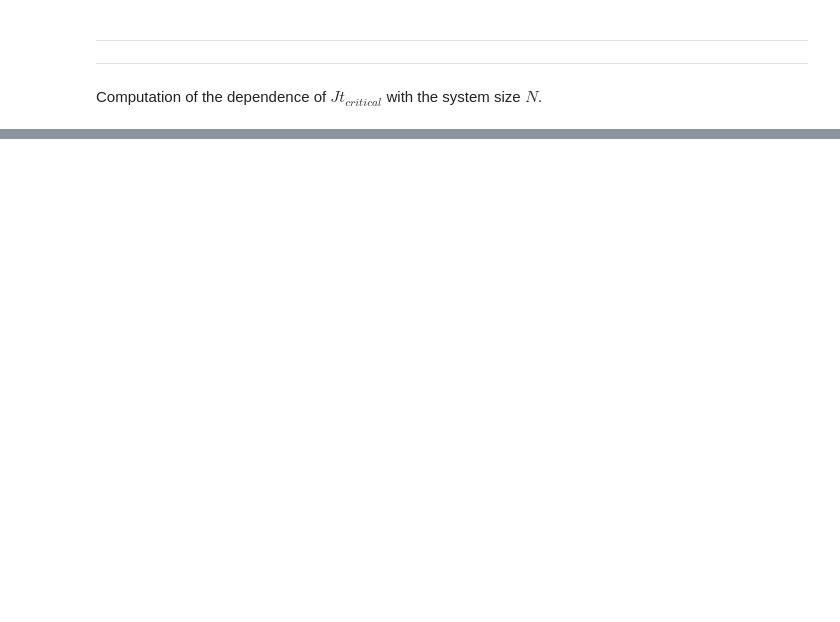
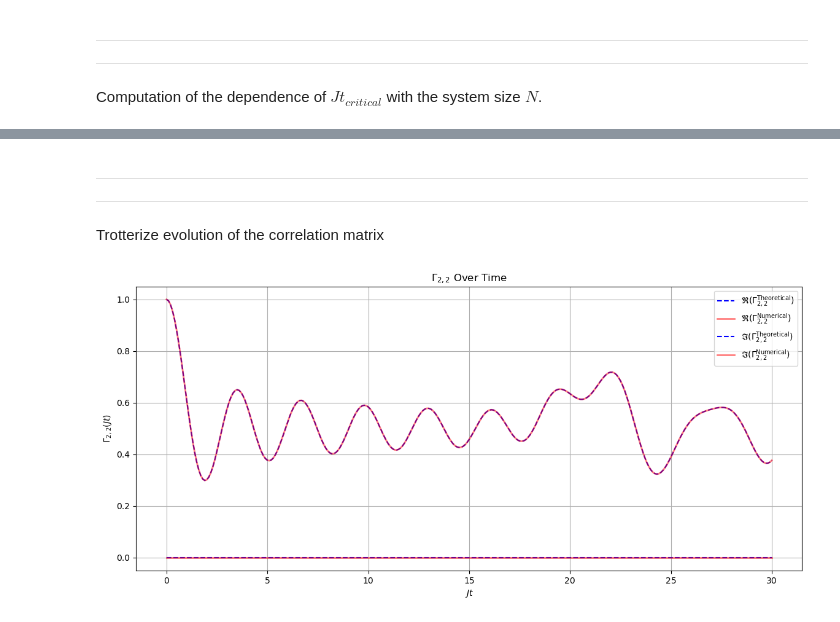
Before and after one commit to FedericoTonetto/Ising_chain_1D, a Jupyter notebook: hopping_model_time_evolution_covariance_matrix.ipynb, the cells around one changed output, grey strips where cells are left out. Cells and saved outputs as stored; diff of their text form; code cells hidden in the pictures; blank space fills up the shorter version.

```diff
--- a/hopping_model_time_evolution_covariance_matrix.ipynb
+++ b/hopping_model_time_evolution_covariance_matrix.ipynb
@@ -502,0 +516,5 @@ plot_light_cone_effect(N=100, J=1, t_max=10, t_steps=100, k=0)
+# %% [markdown]
+---
+---
+# %% [markdown]
+Trotterize evolution of the correlation matrix
@@ -502,0 +664,19 @@ plot_light_cone_effect(N=100, J=1, t_max=10, t_steps=100, k=0)
+# %%
+N=40
+J=1
+h=0
+t_init = 0
+t_final = 30
+t_step = 0.1
+tau=0.01
+H = build_hopping_hamiltonian(J,N)
+initial_gamma = gamma_0(N)
+# %%
+gamma_t_trotter, t_values = evolve_correlation_matrix_trotter(N, J, t_init, t_final, t_step, tau, initial_gamma)
+# %%
+xx_ising_chain_no_magnetic_field_comparison = QuantumIsingChain1D(N=N, J=J, h=h, H=H)
+gamma_t_numerical , Jt_values = xx_ising_chain_no_magnetic_field_comparison.compute_time_evolution_covariance_matrix(t_init,t_final,t_step,initial_gamma)
+# %%
+plot_comparison_covariance_matrix_ij(gamma_t_trotter, gamma_t_numerical, Jt_values, 2,2)
+# %% [output]
+[figure, added]
```
Also changed, not shown: parts of 16 cells of this notebook, 1 other file.
